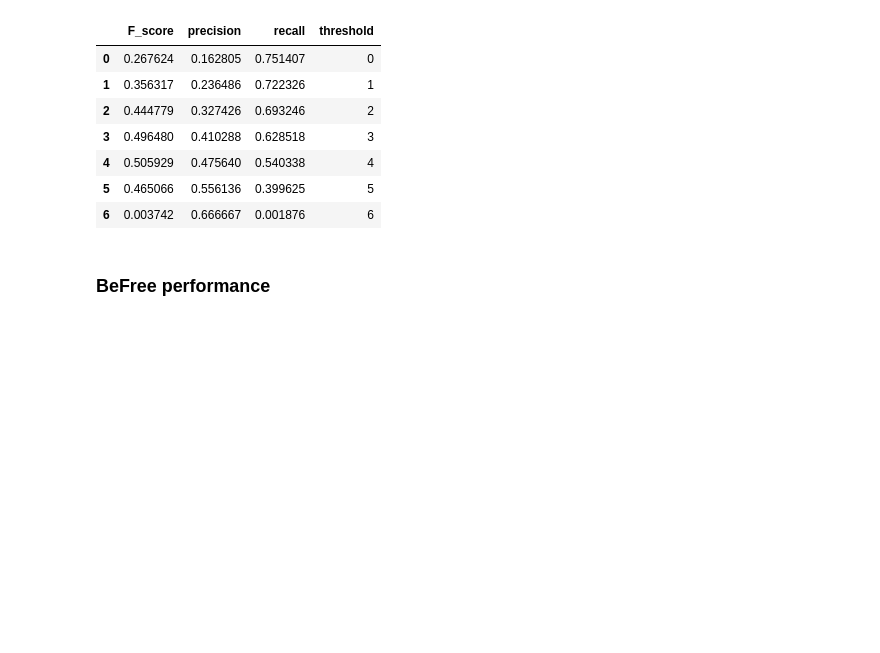
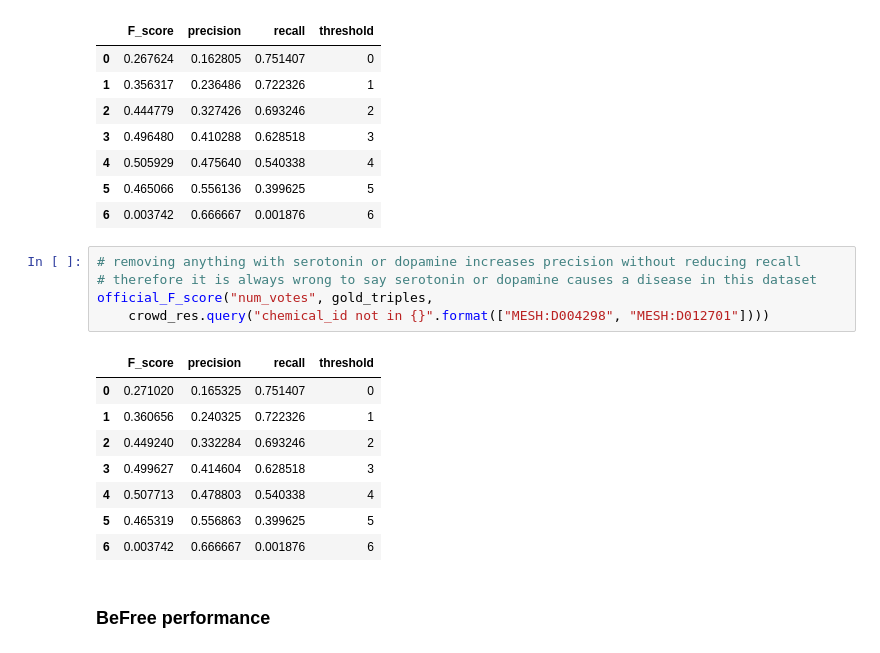
Before and after one commit to SuLab/crowd_cid_relex, a Jupyter notebook: crowd_only/analysis/final_eval_cross_validation.ipynb, the cells around one changed output. Saved outputs shown, nothing was run; the diff lists cells and outputs as text; blank space fills up the shorter version.

```diff
--- a/crowd_only/analysis/final_eval_cross_validation.ipynb
+++ b/crowd_only/analysis/final_eval_cross_validation.ipynb
@@ -279,6 +279,20 @@ official_F_score("num_votes", gold_triples, crowd_res)
 | 4 | 0.505929 | 0.475640 | 0.540338 | 4 |
 | 5 | 0.465066 | 0.556136 | 0.399625 | 5 |
 | 6 | 0.003742 | 0.666667 | 0.001876 | 6 |
+# %%
+# removing anything with serotonin or dopamine increases precision without reducing recall
+# therefore it is always wrong to say serotonin or dopamine causes a disease in this dataset
+official_F_score("num_votes", gold_triples,
+    crowd_res.query("chemical_id not in {}".format(["MESH:D004298", "MESH:D012701"])))
+# %% [output]
+|  | F_score | precision | recall | threshold |
+| 0 | 0.271020 | 0.165325 | 0.751407 | 0 |
+| 1 | 0.360656 | 0.240325 | 0.722326 | 1 |
+| 2 | 0.449240 | 0.332284 | 0.693246 | 2 |
+| 3 | 0.499627 | 0.414604 | 0.628518 | 3 |
+| 4 | 0.507713 | 0.478803 | 0.540338 | 4 |
+| 5 | 0.465319 | 0.556863 | 0.399625 | 5 |
+| 6 | 0.003742 | 0.666667 | 0.001876 | 6 |
 # %% [markdown]
 ### BeFree performance
 # %%
```
Also changed, not shown: parts of 31 cells of this notebook.
